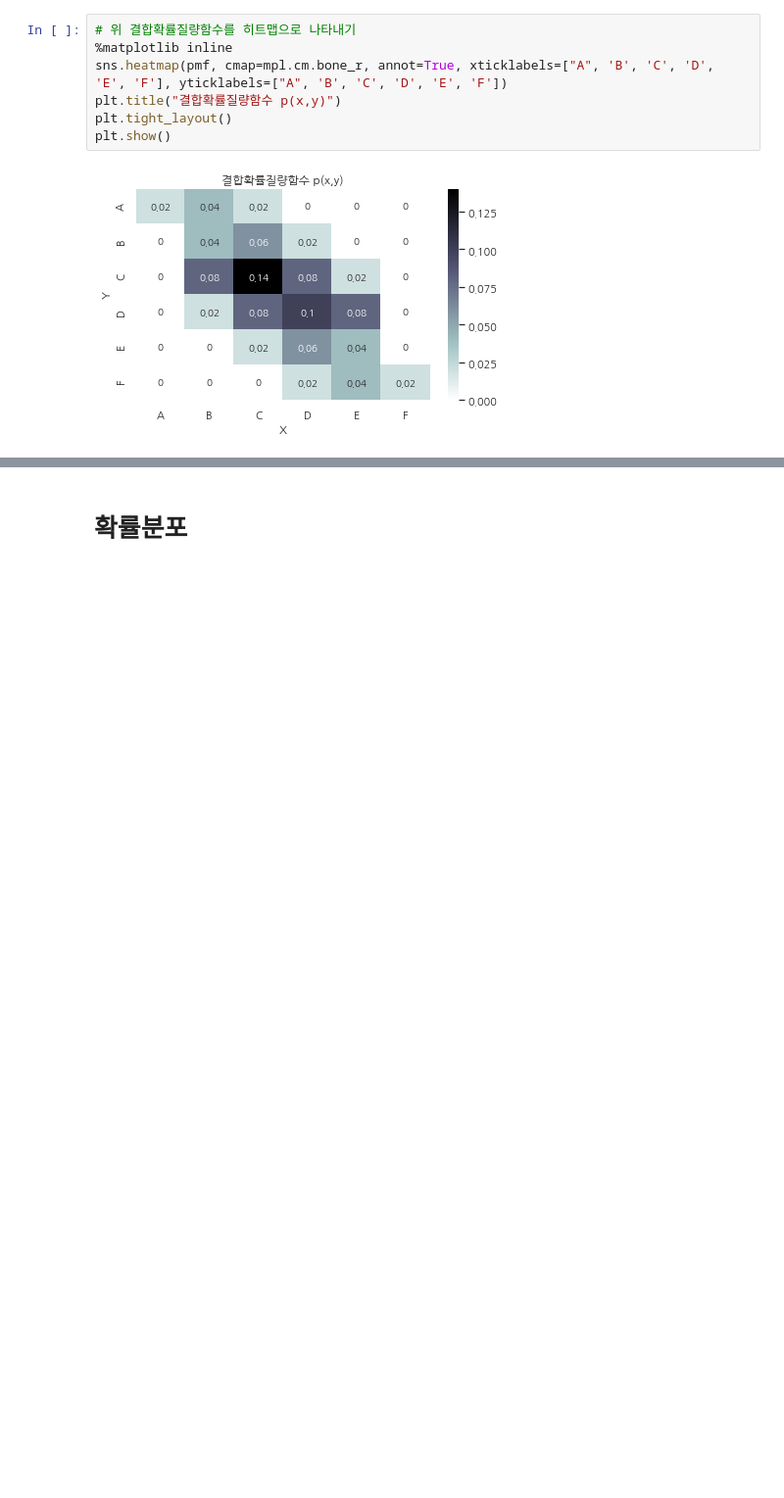
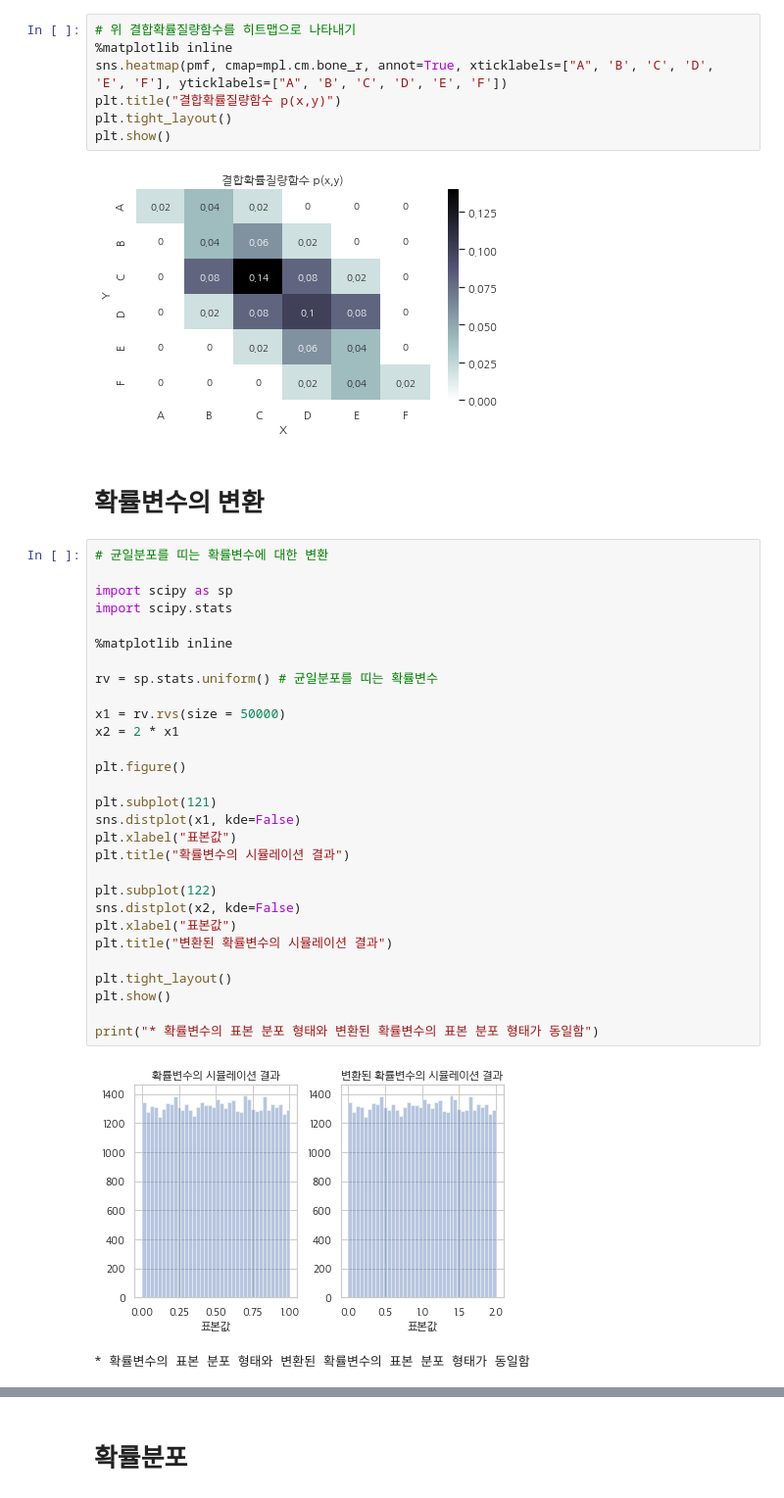
Before and after one commit to wooseok1152/python-data_science_school, a Jupyter notebook: data_science_school_practice.ipynb, the cells around one changed output, grey strips where cells are left out. Shown at 98% size. Saved outputs shown, nothing was run; the diff lists cells and outputs as text; blank space fills up the shorter version.

```diff
--- a/data_science_school_practice.ipynb
+++ b/data_science_school_practice.ipynb
@@ -2310,3 +2310,37 @@ plt.tight_layout()
 plt.show()
 # %% [output]
 [figure]
+# %% [markdown]
+# 확률변수의 변환
+# %%
+# 균일분포를 띠는 확률변수에 대한 변환
+
+import scipy as sp
+import scipy.stats
+
+%matplotlib inline
+
+rv = sp.stats.uniform() # 균일분포를 띠는 확률변수
+
+x1 = rv.rvs(size = 50000)
+x2 = 2 * x1
+
+plt.figure()
+
+plt.subplot(121)
+sns.distplot(x1, kde=False)
+plt.xlabel("표본값")
+plt.title("확률변수의 시뮬레이션 결과")
+
+plt.subplot(122)
+sns.distplot(x2, kde=False)
+plt.xlabel("표본값")
+plt.title("변환된 확률변수의 시뮬레이션 결과")
+
+plt.tight_layout()
+plt.show()
+
+print("* 확률변수의 표본 분포 형태와 변환된 확률변수의 표본 분포 형태가 동일함")
+# %% [output]
+[figure, added]
+* 확률변수의 표본 분포 형태와 변환된 확률변수의 표본 분포 형태가 동일함
```
Also changed, not shown: parts of 6 cells of this notebook.
